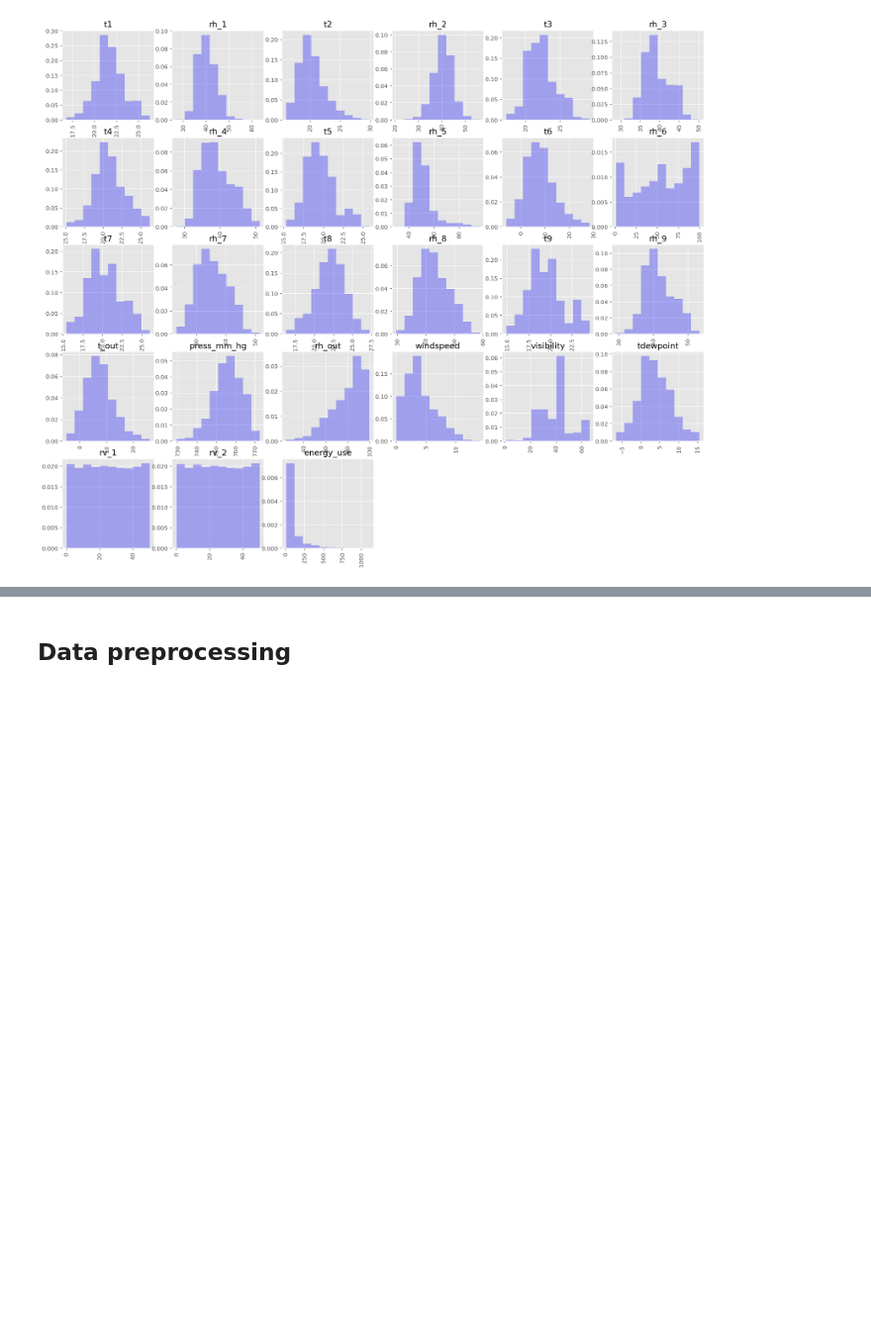
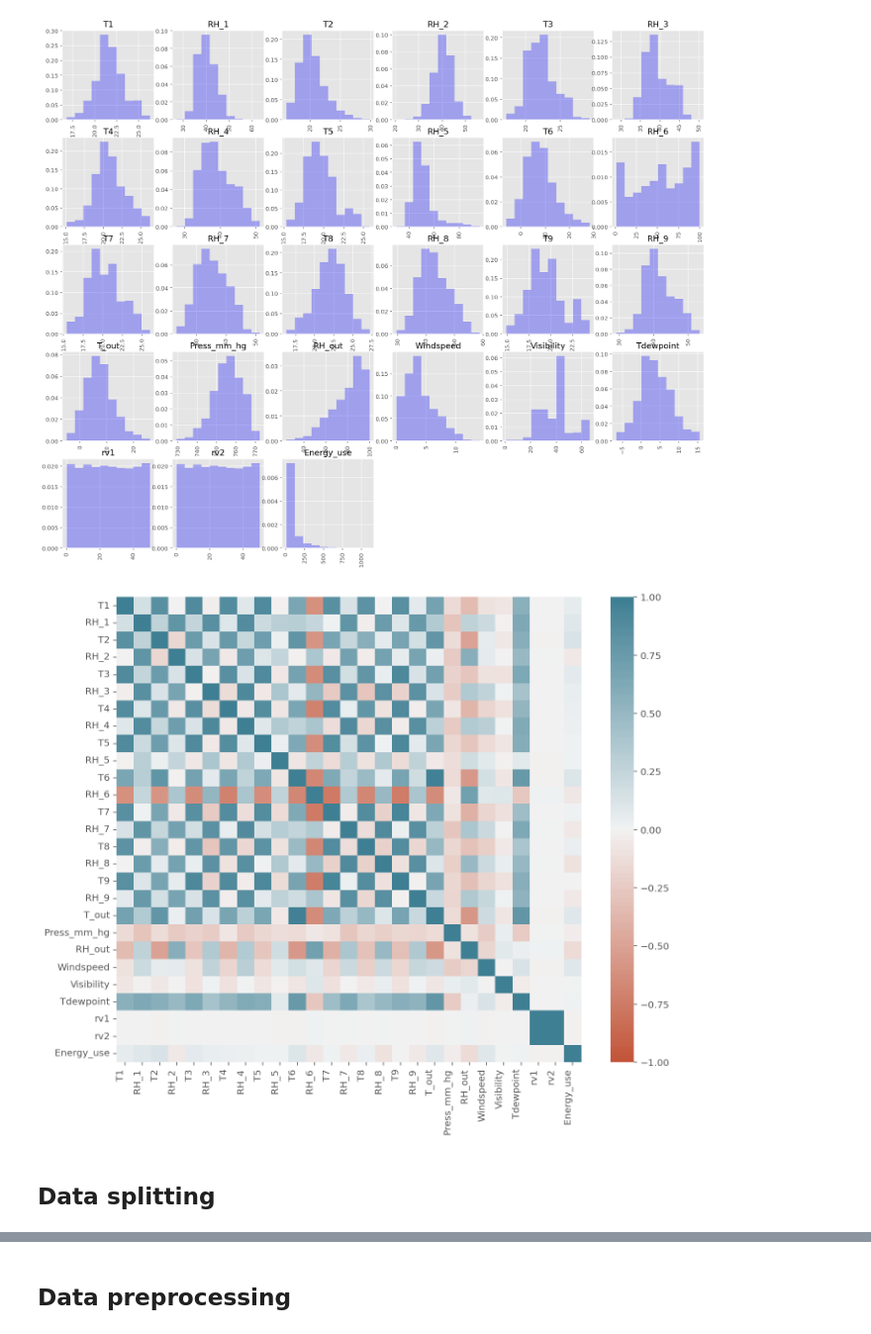
Before and after one commit to Lakindud2002/ML-Assignment2, a Jupyter notebook: Untitled.ipynb, the cells around one changed output, grey strips where cells are left out. Shown: that part at 99% size. Saved outputs shown, nothing was run; the diff lists cells and outputs as text; code cells hidden in the pictures; blank space fills up the shorter version.

```diff
--- a/Untitled.ipynb
+++ b/Untitled.ipynb
@@ -195,13 +195,4 @@ rv2              19735
 TARGET_energy       91
 dtype: int64
 # %%
-uci_data_new={
-    'rv1':'RV_1',
-    'rv2':'RV_2',
-    'TARGET_energy':'Energy_use'
-}
-
-uci_data = uci_data.rename(columns = uci_data_new)
-
-uci_data.columns = uci_data.columns.str.lower().str.strip()
-uci_data.sample(5, random_state=999)
+uci_data = uci_data.rename(columns={'TARGET_energy': 'Energy_use'})
@@ -238,3 +210,19 @@ plt.show()
+# %%
+f, ax = plt.subplots(figsize=(11, 9))
+corr = uci_data.corr()
+ax = sns.heatmap(
+    corr,
+    vmin=-1, vmax=1, center=0,
+    cmap=sns.diverging_palette(20, 220, n=200),
+    square=True
+)
+ax.set_xticklabels(
+    ax.get_xticklabels(),
+    rotation=90,
+    horizontalalignment='right'
+);
+# %% [output]
+[figure, added]
 # %%
 def removeOccutliers(data, columns):
     remove_rows = []
@@ -313,3 +298,5 @@ uci_data.shape
+# %% [markdown]
+## Data splitting
 # %%
 from sklearn.model_selection import train_test_split
 
```
Also changed, not shown: parts of 9 cells of this notebook.
